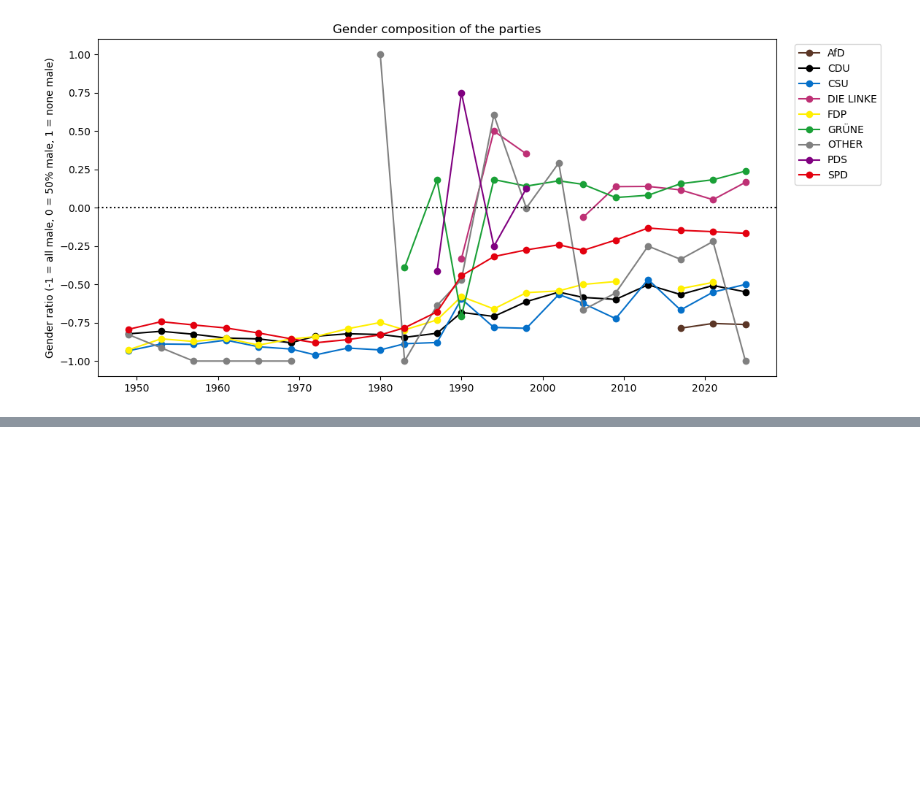
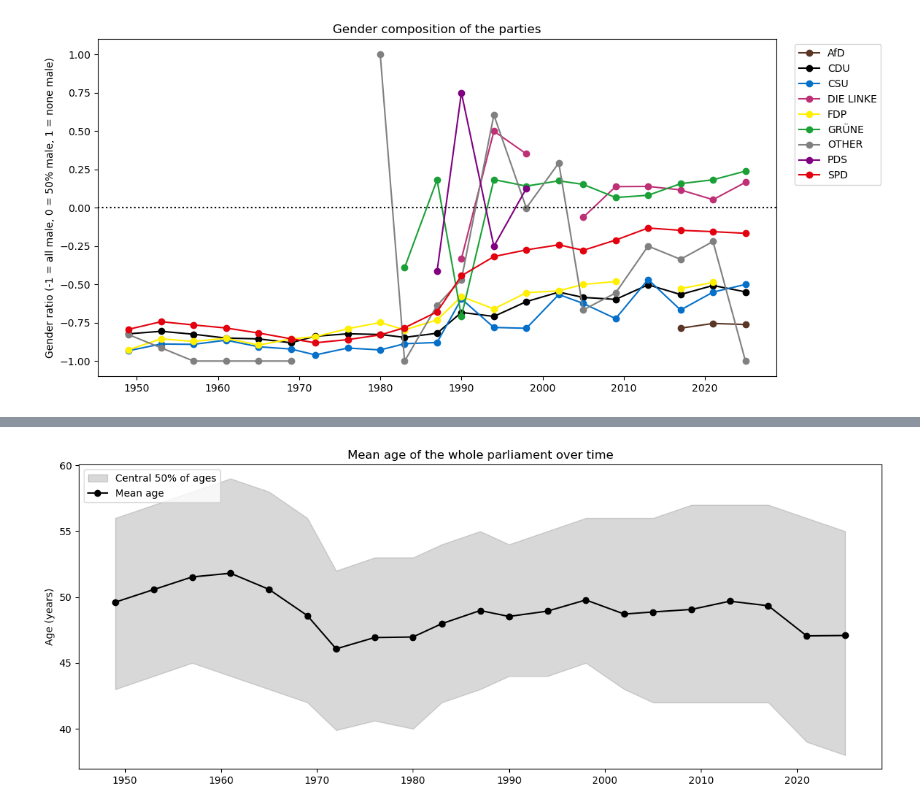
Before and after one commit to carl-lorenz/Visualization, a Jupyter notebook: Exam/1_members_of_german_parliament.ipynb, the cells around one changed output, grey strips where cells are left out. Drawn from its saved outputs; the diff is of its cells as text; code cells hidden in the pictures; blank space fills up the shorter version.

```diff
--- a/Exam/1_members_of_german_parliament.ipynb
+++ b/Exam/1_members_of_german_parliament.ipynb
@@ -353,12 +356,12 @@ plt.show()
 # %% [output]
 [figure]
 # %%
-gender_ratio_by_party_df = get_gender_ratio(['WP', 'Party', 'Gender'])
+wp_parties_df = get_gender_ratio(['WP', 'Party', 'Gender'])
 
 full_terms_order = terms_df[['WP', 'election_y_int']].sort_values('WP').reset_index(drop=True)
 fig, ax = plt.subplots(figsize=(12, max(6, int(full_terms_order.shape[0] * 0.25))))
 
-for party, group in gender_ratio_by_party_df.groupby('Party'):
+for party, group in wp_parties_df.groupby('Party'):
     # Reindex to the full terms range; missing terms become NaN and break the line
     group_full = (
         full_terms_order
@@ -382,0 +390,88 @@ plt.show()
+# %%
+# Adding age column:
+wp_mdbs_df['Age'] = (
+    (wp_mdbs_df['MDBWP_FROM'] - wp_mdbs_df['Date_of_birth']).dt.days // 365.25
+).astype(int)
+
+# Calculating age stats per party:
+age_stats = (
+    wp_mdbs_df
+    .groupby(['WP', 'Party'])['Age']
+    .agg(
+        age_min='min',
+        age_q1=lambda x: x.quantile(0.25),
+        age_median='median',
+        age_q3=lambda x: x.quantile(0.75),
+        age_max='max'
+    )
+    .reset_index()
+)
+wp_parties_ext_df = wp_parties_df.merge(age_stats, on=['WP', 'Party'], how='left')
+
+# Overall (whole-parliament) weighted mean age per WP
+overall_age = (
+    wp_mdbs_df
+    .groupby('WP')
+    .apply(lambda g: (g['Age'] * g['Frac_of_WP']).sum() / g['Frac_of_WP'].sum(), include_groups=False)
+    .rename('mean_age')
+    .reset_index()
+)
+
+# Weighted 12.5th/87.5th percentile per WP -> covers the central 75% of ages,
+# weighted by Frac_of_WP to properly account for partial-term members
+def weighted_quantile(values, weights, q):
+    sorter = np.argsort(values)
+    values = np.array(values)[sorter]
+    weights = np.array(weights)[sorter]
+    cum_weights = np.cumsum(weights) - 0.5 * weights
+    cum_weights /= np.sum(weights)
+    return np.interp(q, cum_weights, values)
+
+def age_envelope(g):
+    lo = weighted_quantile(g['Age'], g['Frac_of_WP'], 0.25)
+    hi = weighted_quantile(g['Age'], g['Frac_of_WP'], 0.75)
+    return pd.Series({'age_lo': lo, 'age_hi': hi})
+
+overall_range = (
+    wp_mdbs_df
+    .groupby('WP')
+    .apply(age_envelope, include_groups=False)
+    .reset_index()
+)
+
+overall_age = (
+    overall_age
+    .merge(overall_range, on='WP')
+    .merge(terms_df[['WP', 'election_y_int']], on='WP')
+    .sort_values('WP')
+)
+
+fig, ax = plt.subplots(figsize=(12, 5))
+
+# Grey envelope (central 75% of ages, weighted)
+ax.fill_between(
+    overall_age['election_y_int'],
+    overall_age['age_lo'],
+    overall_age['age_hi'],
+    color='grey',
+    alpha=0.3,
+    label='Central 50% of ages'
+)
+
+# Mean age line
+ax.plot(
+    overall_age['election_y_int'],
+    overall_age['mean_age'],
+    marker='o',
+    color='black',
+    label='Mean age'
+)
+
+ax.set_xlabel('')
+ax.set_ylabel('Age (years)')
+ax.set_title('Mean age of the whole parliament over time')
+ax.legend(loc='upper left')
+plt.tight_layout()
+plt.show()
+# %% [output]
+[figure, added]
```
Also changed, not shown: parts of 10 cells of this notebook.
